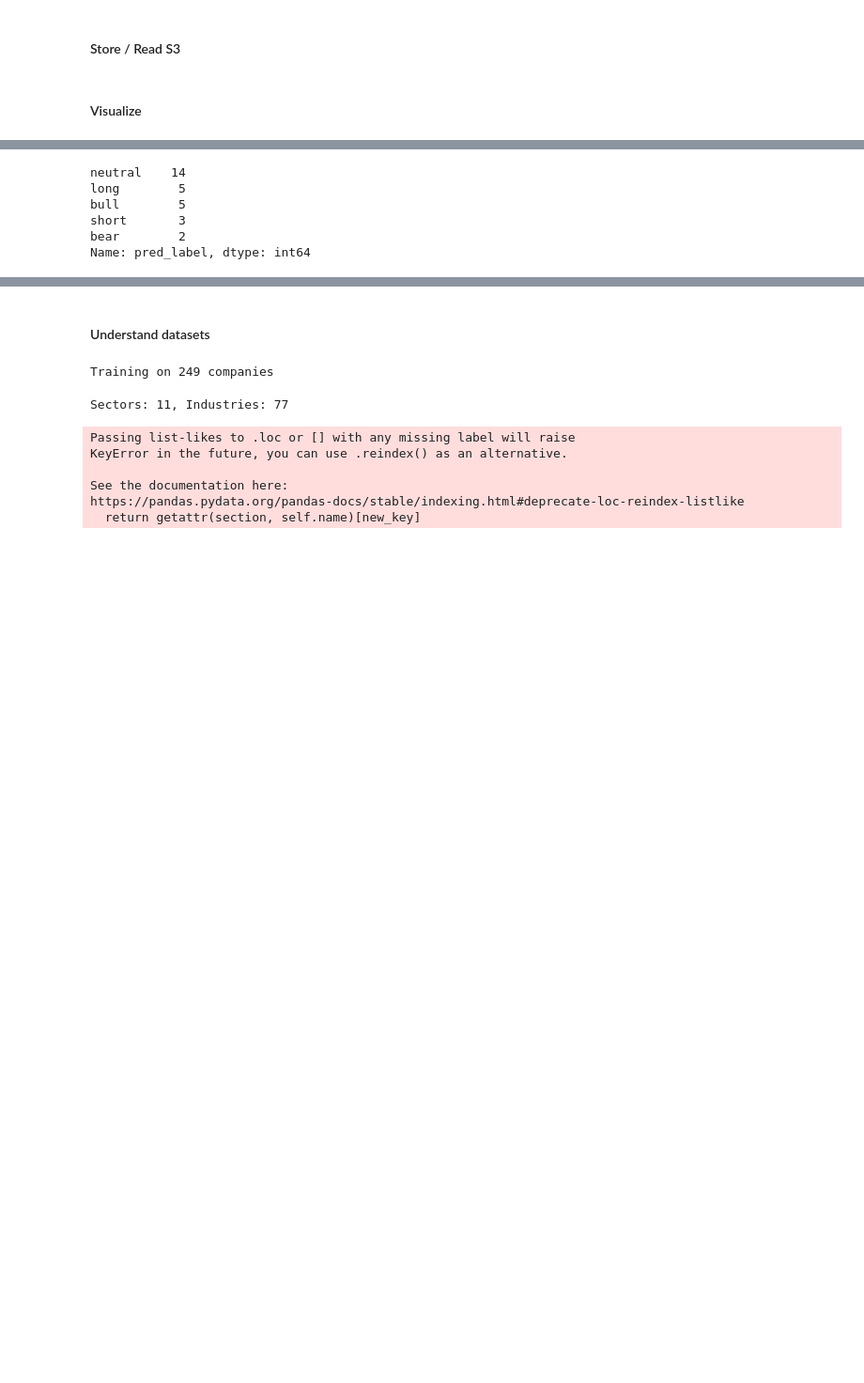
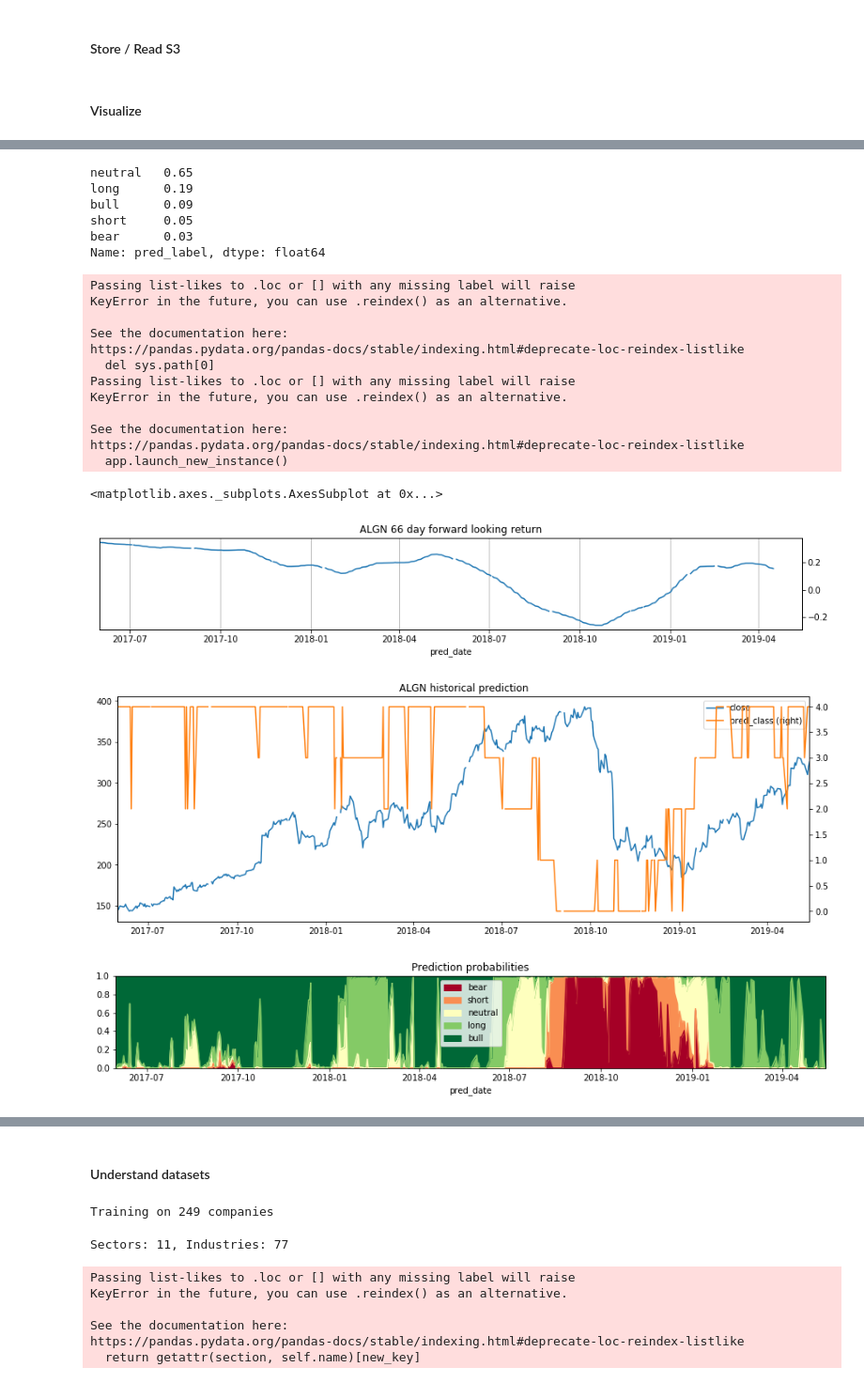
Before and after one commit to webclinic017/inception, a Jupyter notebook: notebooks/micro_TF.ipynb, the cells around one changed output, grey strips where cells are left out. Shown at 94% size. Cells and saved outputs as stored; diff of their text form; code cells hidden in the pictures; blank space fills up the shorter version.

Commit message:
Dataset and visualization improvements to minimize noise in predictions.

```diff
--- a/notebooks/micro_TF.ipynb
+++ b/notebooks/micro_TF.ipynb
@@ -59,16 +63,15 @@ context = {
     'ds_name': 'co-technicals-ds',
     'px_close': 'universe-px-ds',
     'trained_cols': 'micro_TF_train_cols.npy',
-    'look_ahead': 120,
+    'look_ahead': [20,60,120],
     'look_back': 252*5,
-    'smooth_window': 10,
     'load_ds': True,
     'scale': True,
     'test_size': .2,
     'verbose': True,
     's3_path': 'recommend/micro_ML/',
     'units': 850,
-    'max_iter': 50,
+    'max_iter': 20,
     'l2_reg': 0.01,
 }
 # %%
@@ -85,10 +88,14 @@ px_close = load_px_close(
     context['tmp_path'], context['px_close'], context['load_ds']).drop_duplicates()
 print('px_close.info()', px_close.info())
 
-prices = px_close.dropna(subset=[bench])[tickers]
-look_ahead = context['look_ahead']
-cut_range = get_return_intervals(prices, look_ahead, tresholds=[0.25, 0.75])
 fwd_ret_labels = ["bear", "short", "neutral", "long", "bull"]
-print(f'Return intervals {cut_range}')
+clean_co_px = px_close.dropna(subset=[bench])[tickers].fillna(method='ffill')
+
+cut_range = get_return_intervals(
+    clean_co_px,
+    int(np.mean(context['look_ahead'])),
+    tresholds=[0.25, 0.75])
+
+print(f'Return intervals {np.round(cut_range, 3)}')
 # %% [output]
 <class 'pandas.core.frame.DataFrame'>
@@ -385,5 +500,6 @@ joined_df = pre_process_ds(context)
 # %%
 look_back = context['look_back']
+look_back = 252*2
 pred_X = joined_df.loc[joined_df.sort_index().index.unique()[-look_back:], :]
 print('pred_X.shape', pred_X.shape)
 
@@ -443,11 +540,57 @@ co_pred[fwd_ret_labels].plot.area(
 # %%
 # recommendation distribution
-pd.value_counts(pred_df.pred_label)
+pd.value_counts(pred_df.pred_label) / pd.value_counts(pred_df.pred_label).sum()
 # %% [output]
-neutral    14
-long        5
-bull        5
-short       3
-bear        2
-Name: pred_label, dtype: int64
+neutral   0.65
+long      0.19
+bull      0.09
+short     0.05
+bear      0.03
+Name: pred_label, dtype: float64
+# %%
+from utils.pricing import px_fwd_rets
+
+# pred_symbol = random.choice(joined_df.symbol.unique())
+pred_symbol = 'ALGN'
+px_df = clean_co_px[pred_symbol]
+px_df.name = 'close'
+pct_chg_df = px_fwd_rets(
+    px_df, pred_symbol, periods=context["look_ahead"])\
+    .rolling(int(np.mean(context["look_ahead"]))).mean()
+pct_chg_df.name = 'pct_chg'
+
+co_pred = pred_df.loc[pred_df.symbol.isin([pred_symbol]), ['pred_class'] + fwd_ret_labels]
+hist_pred = pd.concat([px_df.loc[pred_df.index.unique()], co_pred['pred_class']], axis=1, sort=False)
+
+# forward looking returns
+pct_chg_df.loc[pred_df.index.unique()].plot(
+    title=f'{pred_symbol} {int(np.mean(context["look_ahead"]))} day forward looking return',
+    figsize=(15, 2), grid=True, secondary_y='pct_chg')
+
+# historical predictions
+hist_pred.plot(
+    title=f'{pred_symbol} historical prediction',
+    figsize=(15, 5), secondary_y='pred_class')
+
+# probability distribution
+co_pred[fwd_ret_labels].plot.area(
+    title='Prediction probabilities',
+    figsize=(15, 2), ylim=(0, 1), cmap='RdYlGn', rot=0)
+# %% [output]
+Passing list-likes to .loc or [] with any missing label will raise
+KeyError in the future, you can use .reindex() as an alternative.
+
+See the documentation here:
+https://pandas.pydata.org/pandas-docs/stable/indexing.html#deprecate-loc-reindex-listlike
+  del sys.path[0]
+Passing list-likes to .loc or [] with any missing label will raise
+KeyError in the future, you can use .reindex() as an alternative.
+
+See the documentation here:
+https://pandas.pydata.org/pandas-docs/stable/indexing.html#deprecate-loc-reindex-listlike
+  app.launch_new_instance()
+<matplotlib.axes._subplots.AxesSubplot at 0x...>
+[figure, added]
+[figure, added]
+[figure, added]
 # %%
```
Also changed, not shown: parts of 21 cells of this notebook, 1 other file.
